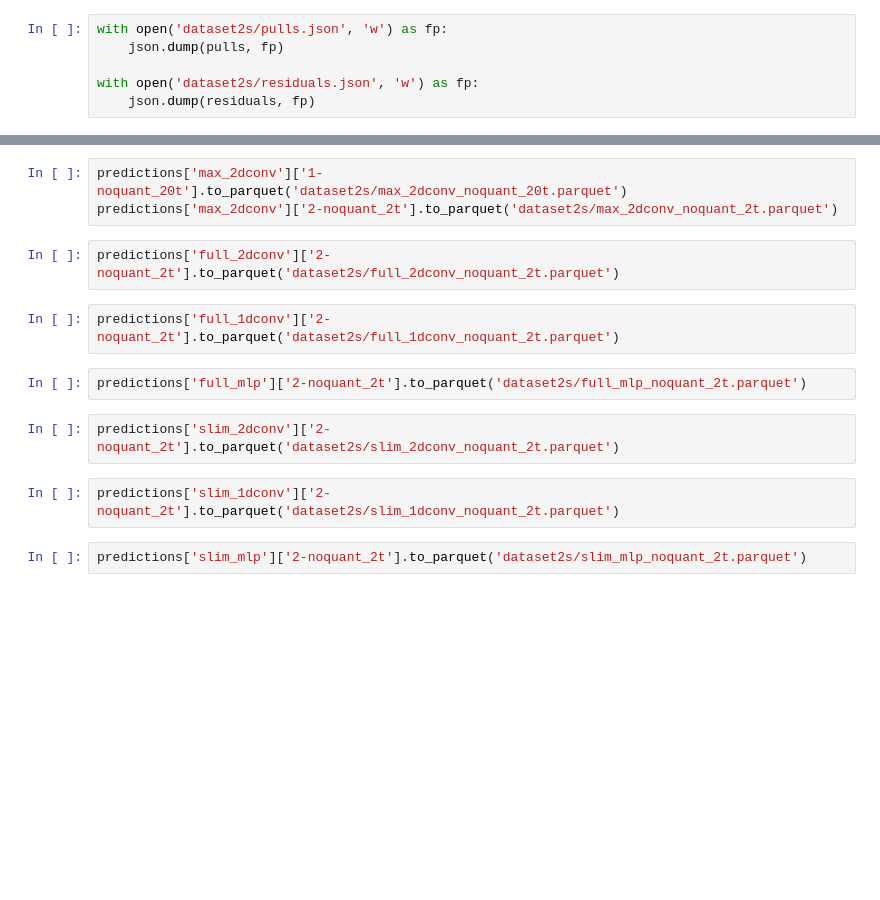
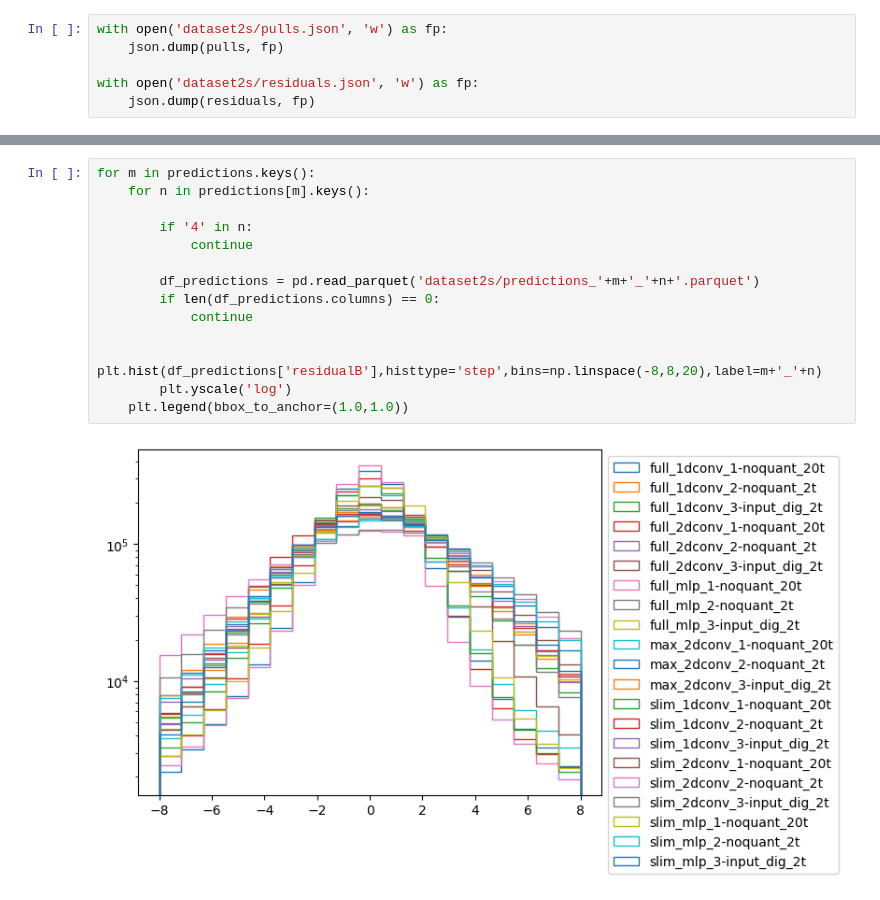
Before and after one commit to smart-pix/smart-pixels-ml, a Jupyter notebook: summary-plots/read-all-models-2s.ipynb, the cells around one changed output, grey strips where cells are left out. Saved outputs shown, nothing was run; the diff lists cells and outputs as text; blank space fills up the shorter version.

```diff
--- a/summary-plots/read-all-models-2s.ipynb
+++ b/summary-plots/read-all-models-2s.ipynb
@@ -300,15 +322,16 @@ for m in predictions.keys():
-# %%
-predictions['max_2dconv']['1-noquant_20t'].to_parquet('dataset2s/max_2dconv_noquant_20t.parquet')
-predictions['max_2dconv']['2-noquant_2t'].to_parquet('dataset2s/max_2dconv_noquant_2t.parquet')
-# %%
-predictions['full_2dconv']['2-noquant_2t'].to_parquet('dataset2s/full_2dconv_noquant_2t.parquet')
-# %%
-predictions['full_1dconv']['2-noquant_2t'].to_parquet('dataset2s/full_1dconv_noquant_2t.parquet')
-# %%
-predictions['full_mlp']['2-noquant_2t'].to_parquet('dataset2s/full_mlp_noquant_2t.parquet')
-# %%
-predictions['slim_2dconv']['2-noquant_2t'].to_parquet('dataset2s/slim_2dconv_noquant_2t.parquet')
-# %%
-predictions['slim_1dconv']['2-noquant_2t'].to_parquet('dataset2s/slim_1dconv_noquant_2t.parquet')
-# %%
-predictions['slim_mlp']['2-noquant_2t'].to_parquet('dataset2s/slim_mlp_noquant_2t.parquet')
+# %%
+for m in predictions.keys():
+    for n in predictions[m].keys():
+
+        if '4' in n:
+            continue
+
+        df_predictions = pd.read_parquet('dataset2s/predictions_'+m+'_'+n+'.parquet')
+        if len(df_predictions.columns) == 0:
+            continue
+
+        plt.hist(df_predictions['residualB'],histtype='step',bins=np.linspace(-8,8,20),label=m+'_'+n)
+        plt.yscale('log')
+    plt.legend(bbox_to_anchor=(1.0,1.0))
+# %% [output]
+[figure, added]
```
Also changed, not shown: parts of 4 cells of this notebook, 20 other files.
